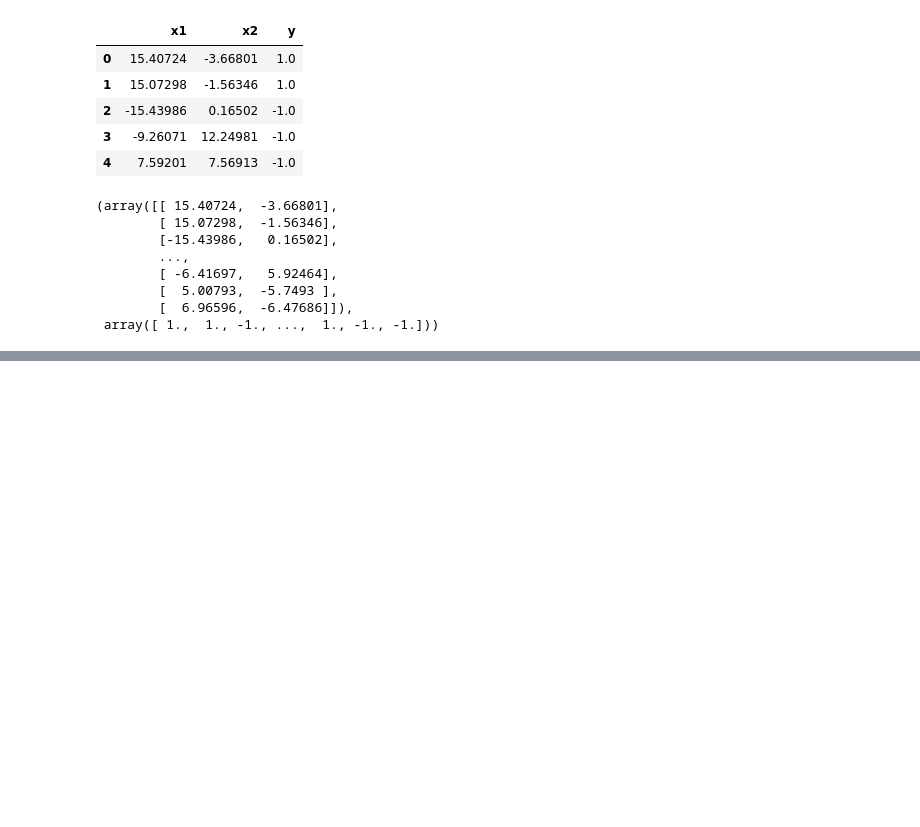
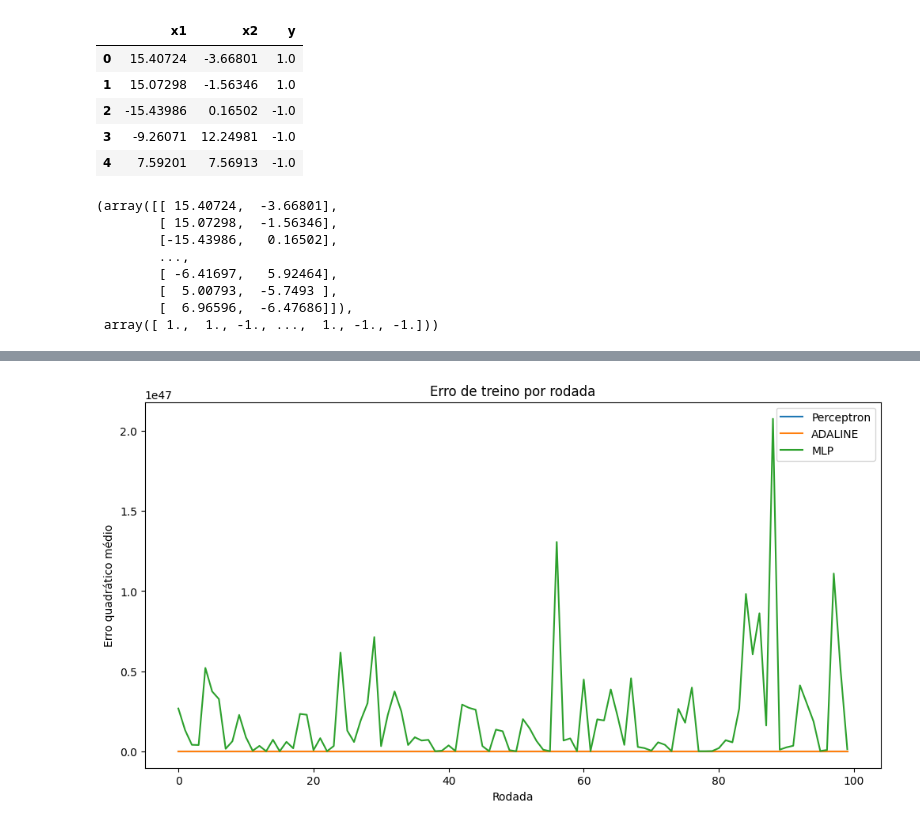
Before and after one commit to HiIamZeref/IA-Trabalho-AV3, a Jupyter notebook: TreinamentoAV3.ipynb, the cells around one changed output, grey strips where cells are left out. Saved outputs shown, nothing was run; the diff lists cells and outputs as text; code cells hidden in the pictures; blank space fills up the shorter version.

```diff
--- a/TreinamentoAV3.ipynb
+++ b/TreinamentoAV3.ipynb
@@ -443,0 +592,7 @@ for i in n_rounds:
+# %%
+# Leitura do csv
+aerogerador_df = pd.read_csv('aerogerador.dat', sep='\s+', header=None, names=['velocidade_vento', 'potencia_gerada'])
+
+
+# Printando as primeiras linhas
+aerogerador_df.head()
@@ -443,0 +617,6 @@ for i in n_rounds:
+# %%
+# Separando as features e os targets
+X = aerogerador_df['velocidade_vento'].values
+y = aerogerador_df['potencia_gerada'].values
+
+X, y
@@ -443,0 +626,5 @@ for i in n_rounds:
+# %%
+# Setando o número de rodadas, número de épocas e taxa de aprendizado
+n_rounds = 100
+n_epochs = 10
+lr = 0.01
@@ -443,0 +743,13 @@ for i in n_rounds:
+# %%
+# Plotando os erros de treino
+plt.figure(figsize=(12, 6))
+plt.plot(perceptron_acc_treino_list, label='Perceptron')
+plt.plot(adaline_acc_treino_list, label='ADALINE')
+plt.plot(mlp_acc_treino_list, label='MLP')
+plt.xlabel('Rodada')
+plt.ylabel('Erro quadrático médio')
+plt.title('Erro de treino por rodada')
+plt.legend()
+plt.show()
+# %% [output]
+[figure, added]
```
Also changed, not shown: parts of 22 cells of this notebook, 3 other files.
